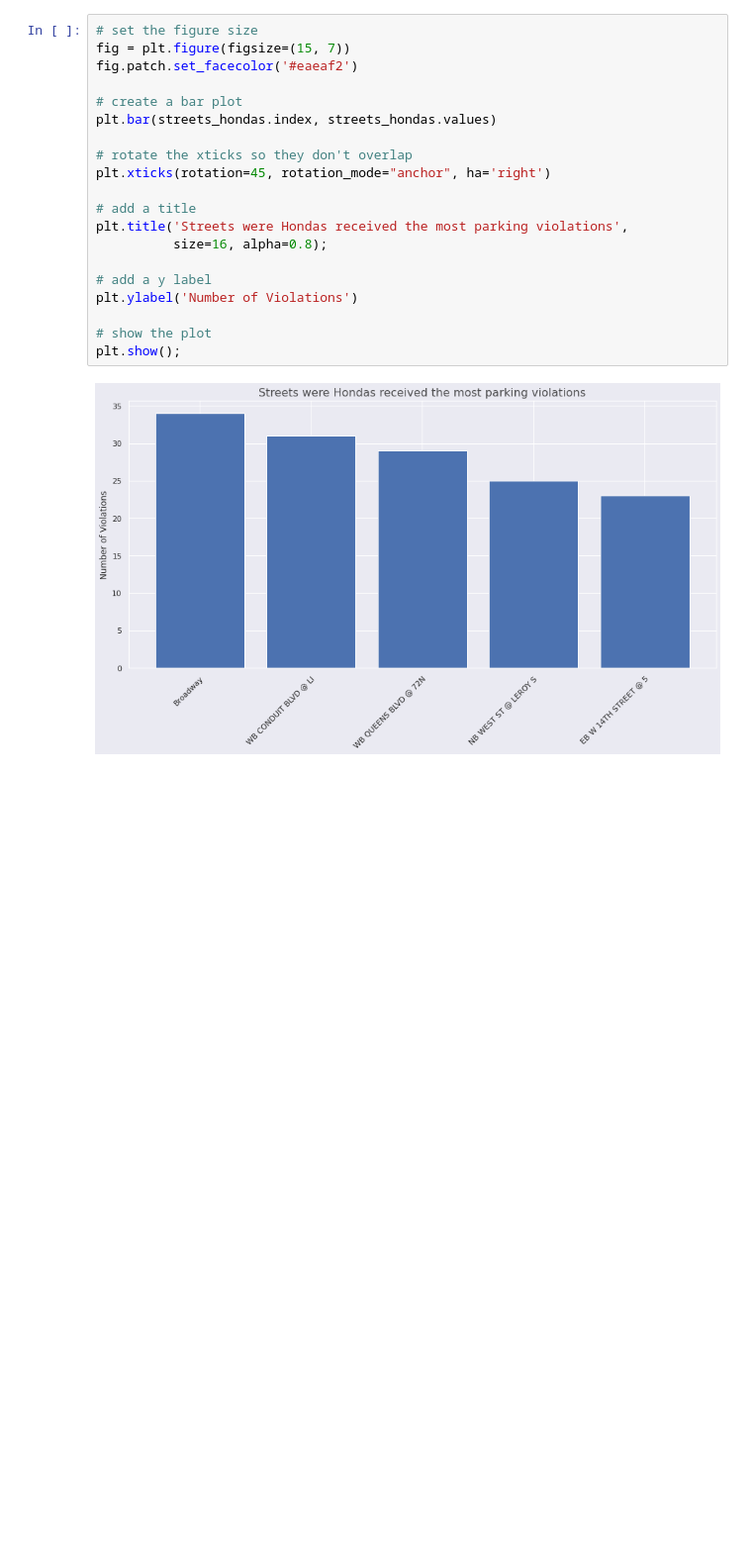
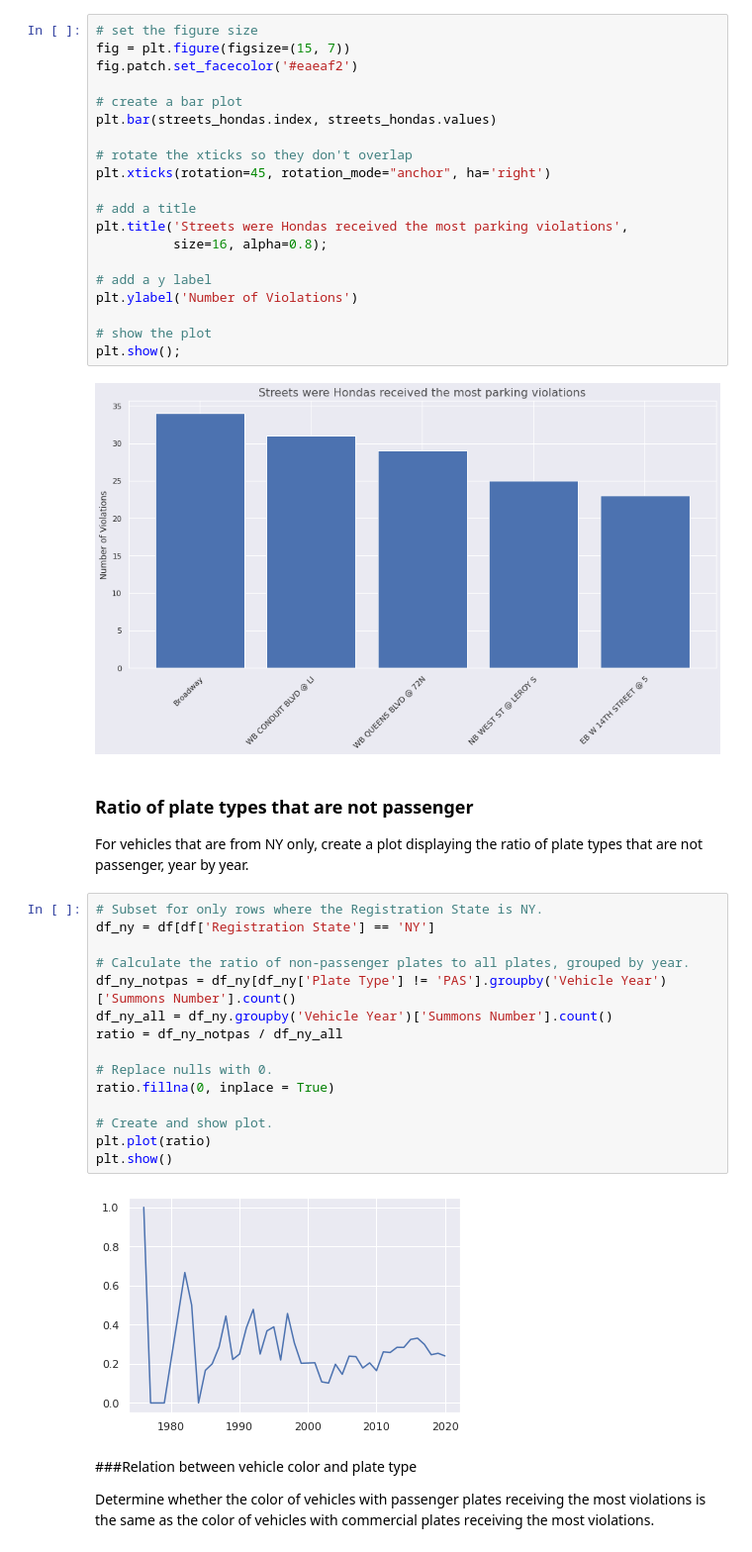
Before and after one commit to pedrohortencio/data-analysis-projects, a Jupyter notebook: NYC Parking Violations/NYC_Parking_Violations.ipynb, the cells around one changed output. Shown at 99% size. Cells and saved outputs as stored; diff of their text form; blank space fills up the shorter version.

```diff
--- a/NYC Parking Violations/NYC_Parking_Violations.ipynb
+++ b/NYC Parking Violations/NYC_Parking_Violations.ipynb
@@ -395,3 +414,30 @@ plt.ylabel('Number of Violations')
 plt.show();
 # %% [output]
 [figure]
+# %% [markdown]
+### Ratio of plate types that are not passenger
+
+For vehicles that are from NY only, create a plot displaying the
+ratio of plate types that are not passenger,
+year by year.
+# %%
+# Subset for only rows where the Registration State is NY.
+df_ny = df[df['Registration State'] == 'NY']
+
+# Calculate the ratio of non-passenger plates to all plates, grouped by year.
+df_ny_notpas = df_ny[df_ny['Plate Type'] != 'PAS'].groupby('Vehicle Year')['Summons Number'].count()
+df_ny_all = df_ny.groupby('Vehicle Year')['Summons Number'].count()
+ratio = df_ny_notpas / df_ny_all
+
+# Replace nulls with 0.
+ratio.fillna(0, inplace = True)
+
+# Create and show plot.
+plt.plot(ratio)
+plt.show()
+# %% [output]
+[figure, added]
+# %% [markdown]
+###Relation between vehicle color and plate type
+
+Determine whether the color of vehicles with passenger plates receiving the most violations is the same as the color of vehicles with commercial plates receiving the most violations.
```
Also changed, not shown: parts of 20 cells of this notebook.
